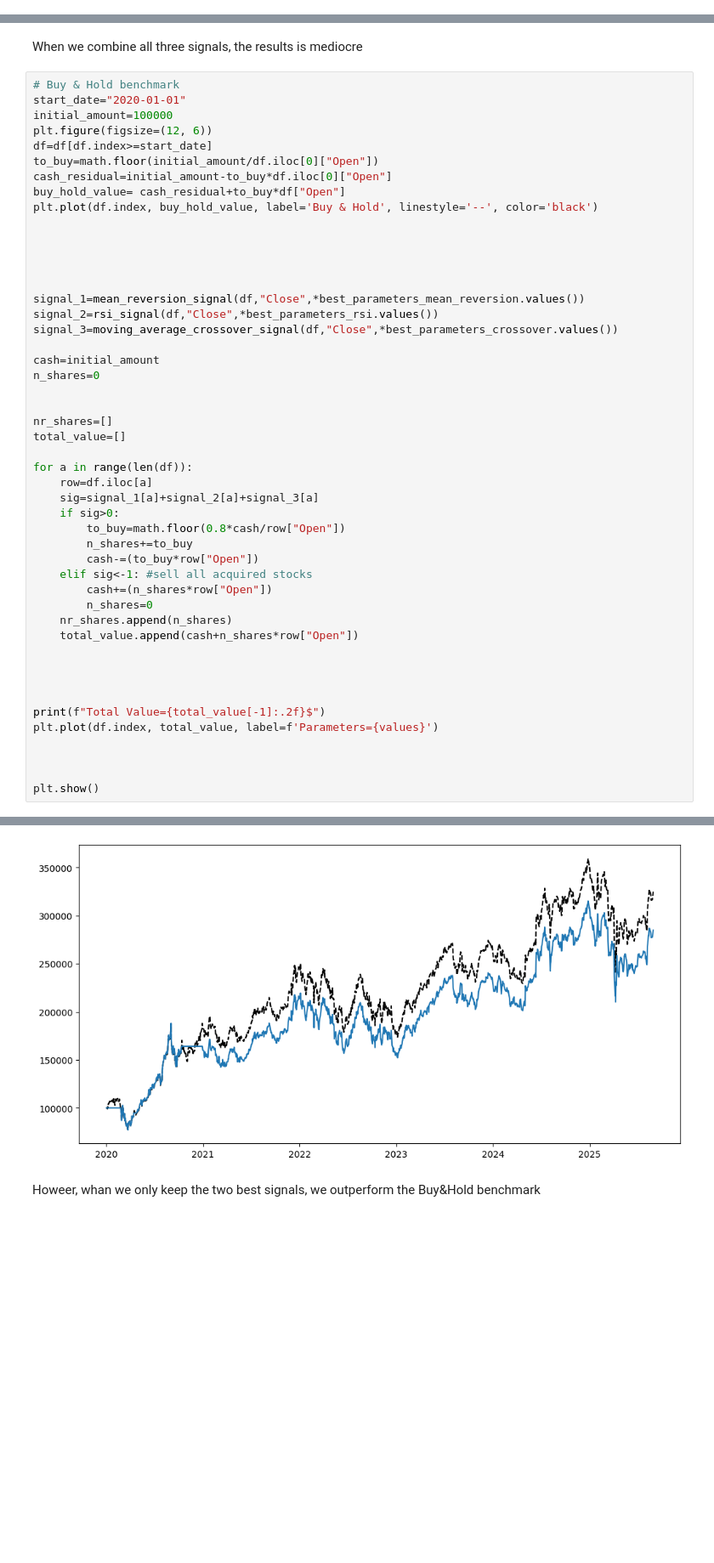
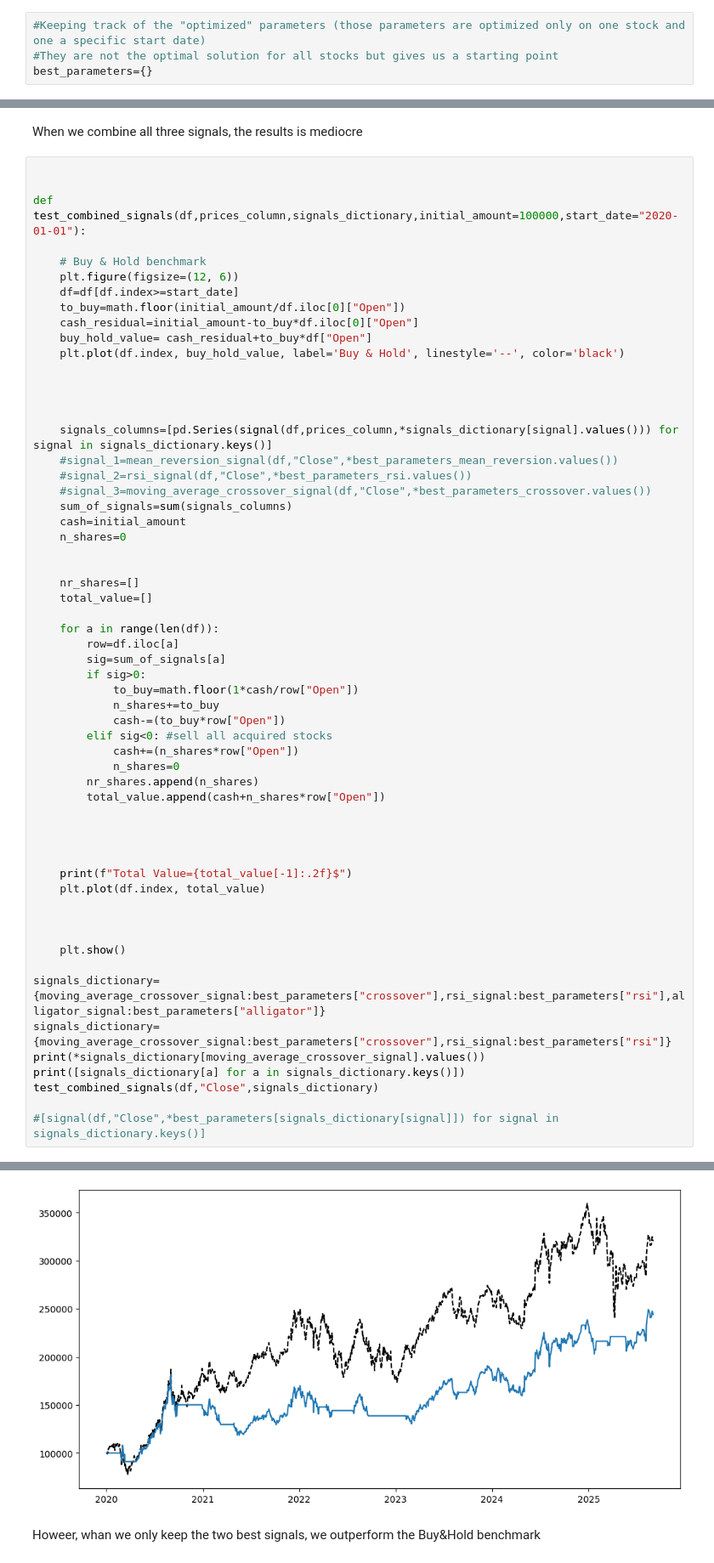
Before and after one commit to VincentGoze/SimpleBacktesting, a Jupyter notebook: Untitled.ipynb, the cells around one changed output, grey strips where cells are left out. Shown: that part at 85% size. Cells and saved outputs as stored; diff of their text form; blank space fills up the shorter version.

```diff
--- a/Untitled.ipynb
+++ b/Untitled.ipynb
@@ -171,4 +196,8 @@ def optimize_signal_parameters(signal_name,df,prices_column,parameters,pourcenta
 
     #Return tracked best value
     return best_value, best_parameters
+# %%
+#Keeping track of the "optimized" parameters (those parameters are optimized only on one stock and one a specific start date)
+#They are not the optimal solution for all stocks but gives us a starting point
+best_parameters={}
 # %%
@@ -223,51 +260,61 @@ best_parameters_crossover.pop("pourcentages_buy")
 # %% [markdown]
 When we combine all three signals, the results is mediocre
 # %%
-# Buy & Hold benchmark
-start_date="2020-01-01"
-initial_amount=100000
-plt.figure(figsize=(12, 6))
-df=df[df.index>=start_date]
-to_buy=math.floor(initial_amount/df.iloc[0]["Open"])
-cash_residual=initial_amount-to_buy*df.iloc[0]["Open"]
-buy_hold_value= cash_residual+to_buy*df["Open"]
-plt.plot(df.index, buy_hold_value, label='Buy & Hold', linestyle='--', color='black')
+
+
+def test_combined_signals(df,prices_column,signals_dictionary,initial_amount=100000,start_date="2020-01-01"):
+
+    # Buy & Hold benchmark
+    plt.figure(figsize=(12, 6))
+    df=df[df.index>=start_date]
+    to_buy=math.floor(initial_amount/df.iloc[0]["Open"])
+    cash_residual=initial_amount-to_buy*df.iloc[0]["Open"]
+    buy_hold_value= cash_residual+to_buy*df["Open"]
+    plt.plot(df.index, buy_hold_value, label='Buy & Hold', linestyle='--', color='black')
 
 
 
 
-
-signal_1=mean_reversion_signal(df,"Close",*best_parameters_mean_reversion.values())
-signal_2=rsi_signal(df,"Close",*best_parameters_rsi.values())
-signal_3=moving_average_crossover_signal(df,"Close",*best_parameters_crossover.values())
-
-cash=initial_amount
-n_shares=0
+    signals_columns=[pd.Series(signal(df,prices_column,*signals_dictionary[signal].values())) for signal in signals_dictionary.keys()]
+    #signal_1=mean_reversion_signal(df,"Close",*best_parameters_mean_reversion.values())
+    #signal_2=rsi_signal(df,"Close",*best_parameters_rsi.values())
+    #signal_3=moving_average_crossover_signal(df,"Close",*best_parameters_crossover.values())
+    sum_of_signals=sum(signals_columns)
+    cash=initial_amount
+    n_shares=0
 
 
-nr_shares=[]
-total_value=[]
+    nr_shares=[]
+    total_value=[]
 
-for a in range(len(df)):
-    row=df.iloc[a]
-    sig=signal_1[a]+signal_2[a]+signal_3[a]
-    if sig>0:
-        to_buy=math.floor(0.8*cash/row["Open"])
-        n_shares+=to_buy
-        cash-=(to_buy*row["Open"])
-    elif sig<-1: #sell all acquired stocks
-        cash+=(n_shares*row["Open"])
-        n_shares=0
-    nr_shares.append(n_shares)
-    total_value.append(cash+n_shares*row["Open"])
+    for a in range(len(df)):
+        row=df.iloc[a]
+        sig=sum_of_signals[a]
+        if sig>0:
+            to_buy=math.floor(1*cash/row["Open"])
+            n_shares+=to_buy
+            cash-=(to_buy*row["Open"])
+        elif sig<0: #sell all acquired stocks
+            cash+=(n_shares*row["Open"])
+            n_shares=0
+        nr_shares.append(n_shares)
+        total_value.append(cash+n_shares*row["Open"])
 
 
 
 
-print(f"Total Value={total_value[-1]:.2f}$")
-plt.plot(df.index, total_value, label=f'Parameters={values}')
+    print(f"Total Value={total_value[-1]:.2f}$")
+    plt.plot(df.index, total_value)
 
 
 
-plt.show()
+    plt.show()
+
+signals_dictionary={moving_average_crossover_signal:best_parameters["crossover"],rsi_signal:best_parameters["rsi"],alligator_signal:best_parameters["alligator"]}
+signals_dictionary={moving_average_crossover_signal:best_parameters["crossover"],rsi_signal:best_parameters["rsi"]}
+print(*signals_dictionary[moving_average_crossover_signal].values())
+print([signals_dictionary[a] for a in signals_dictionary.keys()])
+test_combined_signals(df,"Close",signals_dictionary)
+
+#[signal(df,"Close",*best_parameters[signals_dictionary[signal]]) for signal in signals_dictionary.keys()]
 # %% [output]
@@ -275,4 +324,4 @@ Total Value=284870.72$
-[figure, old version]
+[figure, new version]
 # %% [markdown]
 Howeer, whan we only keep the two best signals, we outperform the Buy&Hold benchmark
 # %%
```
Also changed, not shown: parts of 13 cells of this notebook, 1 other file.
